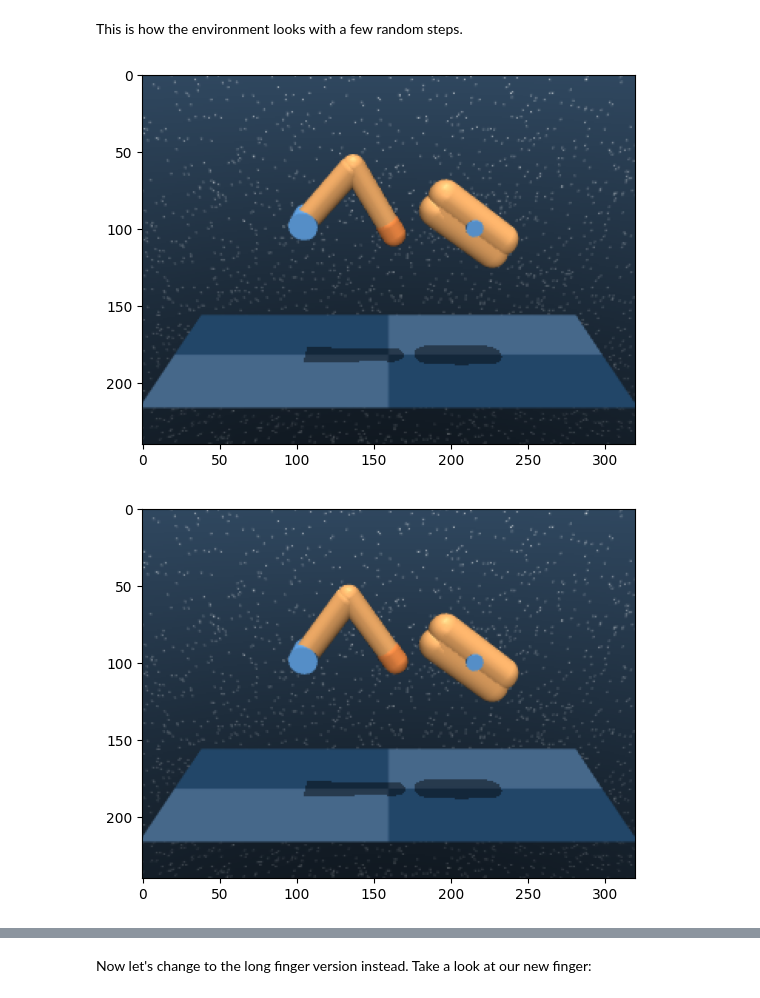
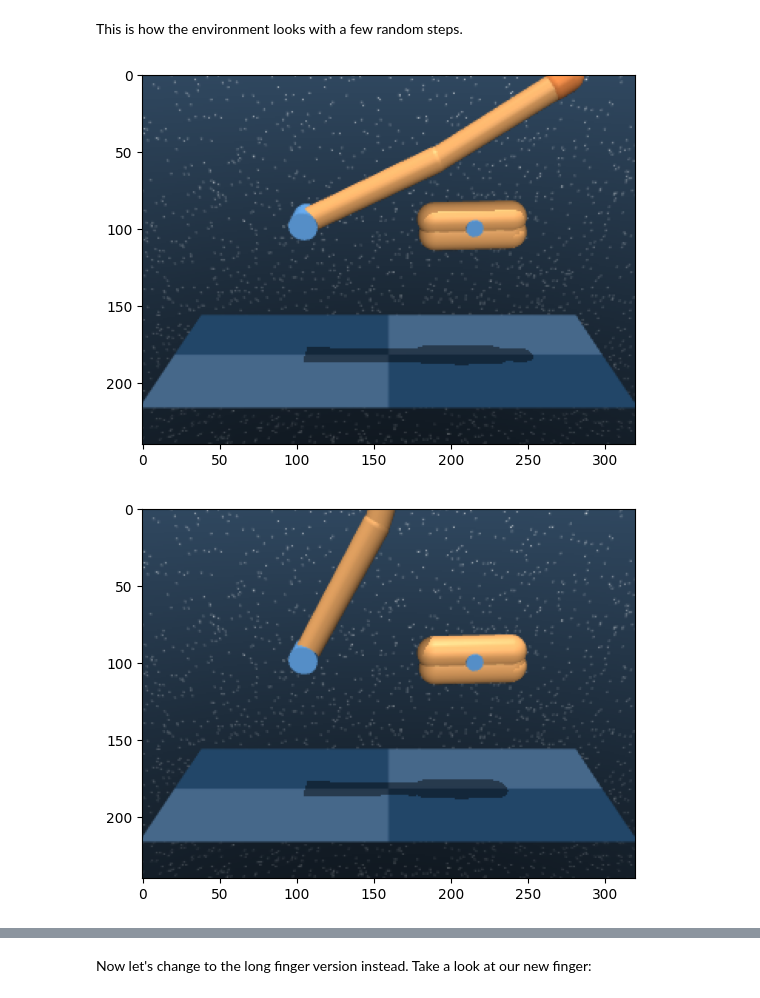
Before and after one commit to automl/CARL, a Jupyter notebook: examples/manually_switch_contexts_with_dm_control.ipynb, the cells around one changed output, grey strips where cells are left out. Cells and saved outputs as stored; diff of their text form; code cells hidden in the pictures.

```diff
--- a/examples/manually_switch_contexts_with_dm_control.ipynb
+++ b/examples/manually_switch_contexts_with_dm_control.ipynb
@@ -29,11 +29,12 @@ Currently using finger limb lengths 0.17 and 0.16
 # %% [markdown]
 This is how the environment looks with a few random steps.
 # %%
-for _ in range(3):
+for i in range(30):
     action = env.action_space.sample()
     state, reward, terminated, truncated, info = env.step(action=action)
-    plt.figure()
-    render()
+    if i % 10 == 0:
+        plt.figure()
+        render()
 # %% [output]
-[figure, old version]
+[figure, new version]
-[figure, old version]
+[figure, new version]
```
Also changed, not shown: parts of 4 cells of this notebook, 2 other files.
